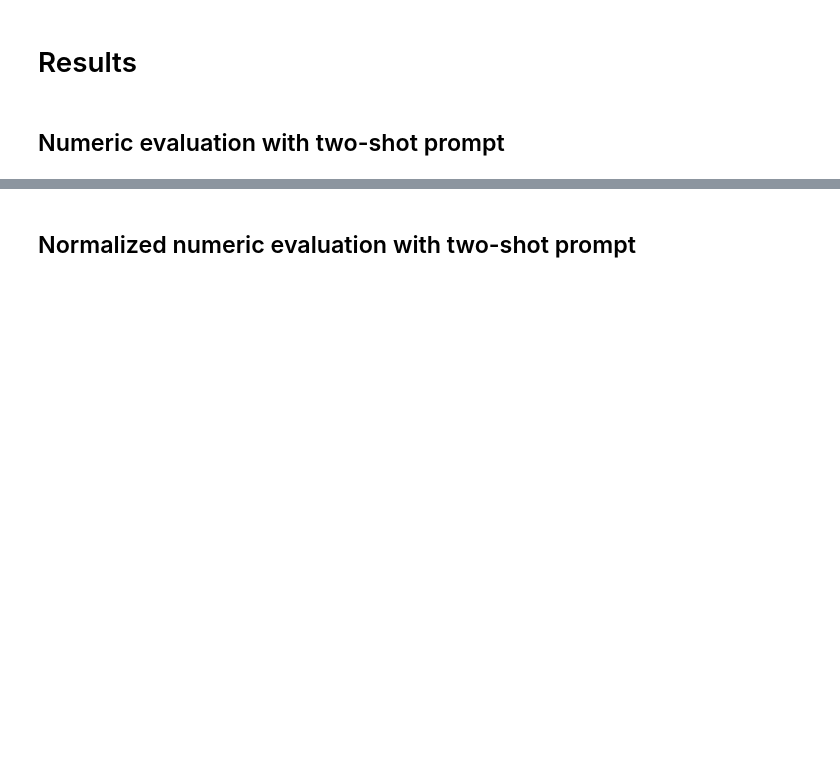
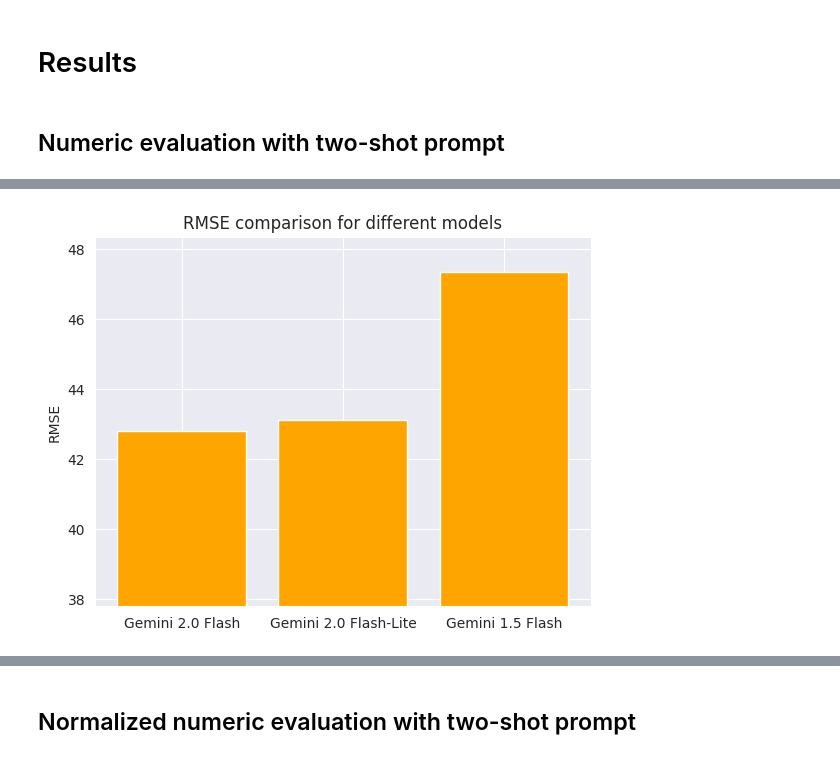
Before and after one commit to daKostych/Bachelor-Project-2025, a Jupyter notebook: llm_blog_generator/experiments/llm_blog_evaluator.ipynb, the cells around one changed output, grey strips where cells are left out. Cells and saved outputs as stored; diff of their text form; code cells hidden in the pictures; blank space fills up the shorter version.

Commit message:
Add: graphs

```diff
--- a/llm_blog_generator/experiments/llm_blog_evaluator.ipynb
+++ b/llm_blog_generator/experiments/llm_blog_evaluator.ipynb
@@ -733,5 +732,18 @@ Mean Absolute Error on validation set after using verbal classification: 1.3
 # %% [markdown]
 # Results
+# %%
+def show_metric_bar_plot(models, values, metric):
+    plt.bar(models, values, color='orange')
+    plt.title(f'{metric} comparison for different models')
+    plt.ylabel(f'{metric}')
+    plt.ylim(min(values) - 5, max(values) + 1)
+    plt.show()
+
+def show_metric_heat_map(data, metric, reverse_color=True):
+    sns.heatmap(data.set_index('Model'), annot=True, cmap='coolwarm_r' if reverse_color else 'coolwarm', fmt='.2f')
+    plt.title(f'Heatmap of {metric}')
+    plt.xticks(rotation=45)
+    plt.show()
 # %% [markdown]
 ## Numeric evaluation with two-shot prompt
 # %%
@@ -749,0 +762,4 @@ num_eval_table
+# %%
+show_metric_bar_plot(num_eval_table["Model"], num_eval_table["RMSE"], "RMSE")
+# %% [output]
+[figure, added]
```
Also changed, not shown: parts of 40 cells of this notebook.
